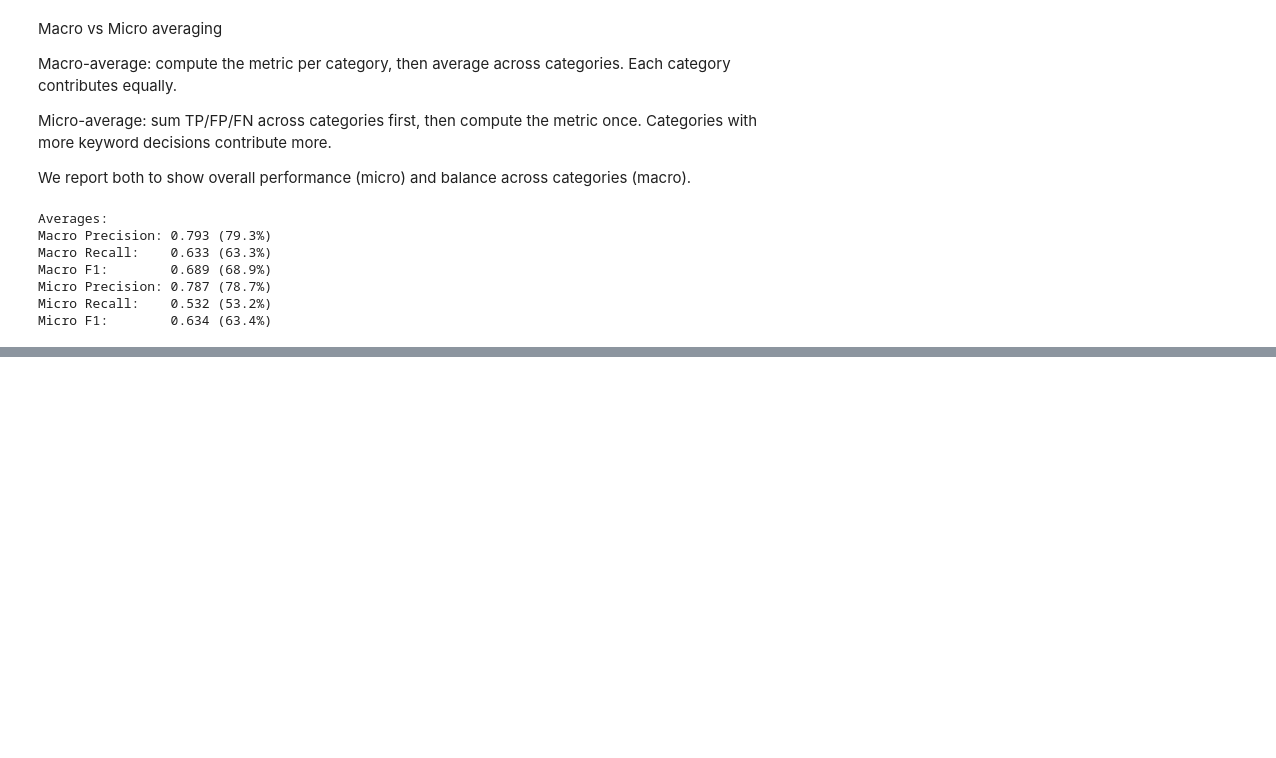
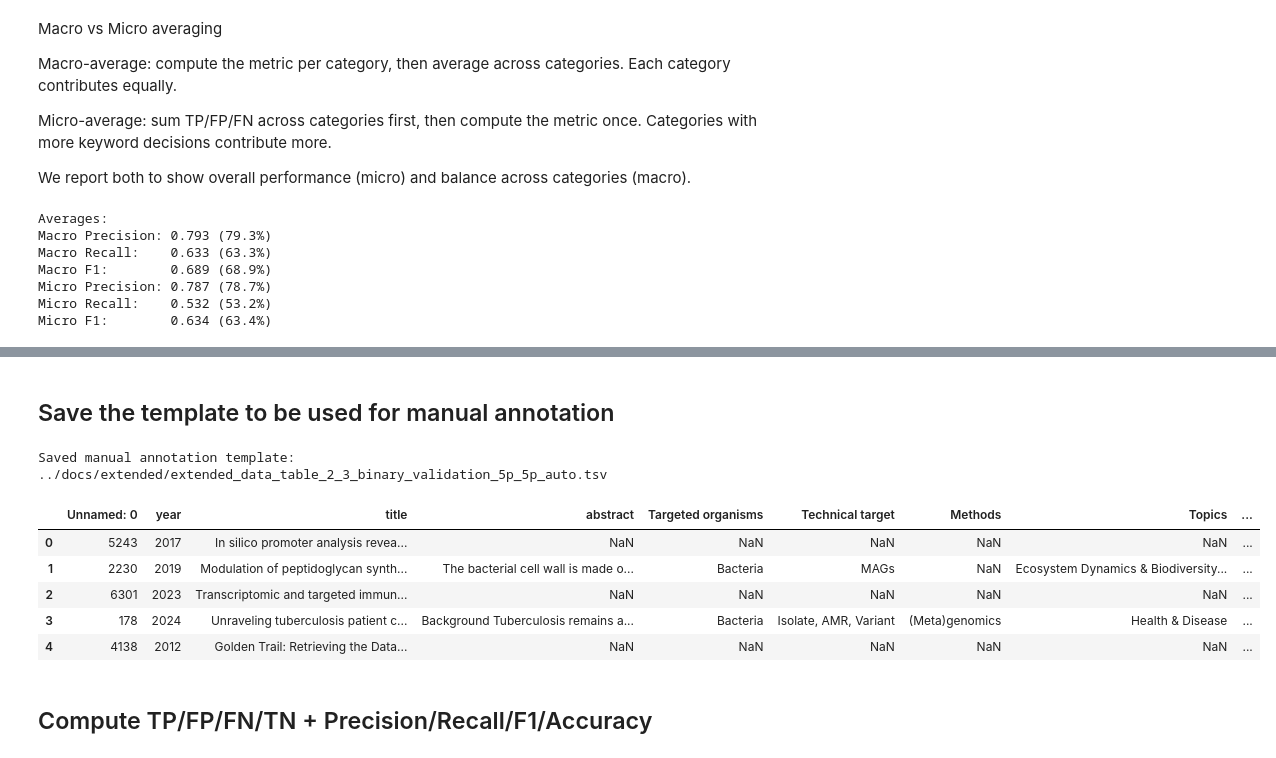
Before and after one commit to EngyNasr/microgalaxy_paper_2025, a Jupyter notebook: bin/explore_publications_manual_validation.ipynb, the cells around one changed output, grey strips where cells are left out. Drawn from its saved outputs; the diff is of its cells as text; code cells hidden in the pictures; blank space fills up the shorter version.

Commit message:
adding the manual validation for microbiology related or not, and adding a supplementary document 4 for the full manaul validation exlanation and results and conclusion of results

```diff
--- a/bin/explore_publications_manual_validation.ipynb
+++ b/bin/explore_publications_manual_validation.ipynb
@@ -347,0 +388,8 @@ Micro F1:        0.634 (63.4%)
+# %%
+df_non_micro = df_all[~df_all["_title_key"].isin(micro_titles)].copy()
+
+print("Non-microbial pool size (ED2 minus ED3):", len(df_non_micro))
+
+# Optional sanity check:
+overlap = df_all[df_all["_title_key"].isin(micro_titles)]
+print("Overlap (should match ED3 titles present in ED2):", len(overlap))
@@ -347,0 +401,24 @@ Micro F1:        0.634 (63.4%)
+# %%
+SEED = 42
+sample_fraction_binary = 0.05  # 5%
+
+micro_n = int(len(df_micro) * sample_fraction_binary)
+non_micro_n = int(len(df_non_micro) * sample_fraction_binary)
+
+print("Sampling sizes:")
+print("  Microbial sample:", micro_n)
+print("  Non-microbial sample:", non_micro_n)
+
+micro_sample = df_micro.sample(n=micro_n, random_state=SEED).copy()
+non_micro_sample = df_non_micro.sample(n=non_micro_n, random_state=SEED).copy()
+
+micro_sample["microbial_related_auto"] = "yes"
+non_micro_sample["microbial_related_auto"] = "no"
+
+binary_validation_df = pd.concat([micro_sample, non_micro_sample], ignore_index=True)
+
+# Shuffle for blind manual review (still reproducible)
+binary_validation_df = binary_validation_df.sample(frac=1, random_state=SEED).reset_index(drop=True)
+
+print("Final binary validation dataset size:", len(binary_validation_df))
+print(binary_validation_df["microbial_related_auto"].value_counts())
@@ -347,0 +434,21 @@ Micro F1:        0.634 (63.4%)
+# %% [markdown]
+## Save the template to be used for manual annotation
+# %%
+OUTPUT_BINARY_SAMPLE = "../docs/extended/extended_data_table_2_3_binary_validation_5p_5p_auto.tsv"
+
+binary_validation_df["microbial_related_manual"] = ""  # you will fill with yes/no
+
+binary_validation_df.to_csv(OUTPUT_BINARY_SAMPLE, sep="\t", index=False)
+print("Saved manual annotation template:", OUTPUT_BINARY_SAMPLE)
+
+binary_validation_df.head()
+# %% [output]
+Saved manual annotation template: ../docs/extended/extended_data_table_2_3_binary_validation_5p_5p_auto.tsv
+|  | Unnamed: 0 | year | title | abstract | Targeted organisms | Technical target | Methods | Topics | ... |
+| 0 | 5243 | 2017 | In silico promoter analysis revea... | NaN | NaN | NaN | NaN | NaN | ... |
+| 1 | 2230 | 2019 | Modulation of peptidoglycan synth... | The bacterial cell wall is made o... | Bacteria | MAGs | NaN | Ecosystem Dynamics & Biodiversity... | ... |
+| 2 | 6301 | 2023 | Transcriptomic and targeted immun... | NaN | NaN | NaN | NaN | NaN | ... |
+| 3 | 178 | 2024 | Unraveling tuberculosis patient c... | Background Tuberculosis remains a... | Bacteria | Isolate, AMR, Variant | (Meta)genomics | Health & Disease | ... |
+| 4 | 4138 | 2012 | Golden Trail: Retrieving the Data... | NaN | NaN | NaN | NaN | NaN | ... |
+# %% [markdown]
+## Compute TP/FP/FN/TN + Precision/Recall/F1/Accuracy
```
Also changed, not shown: parts of 13 cells of this notebook, 4 other files.
